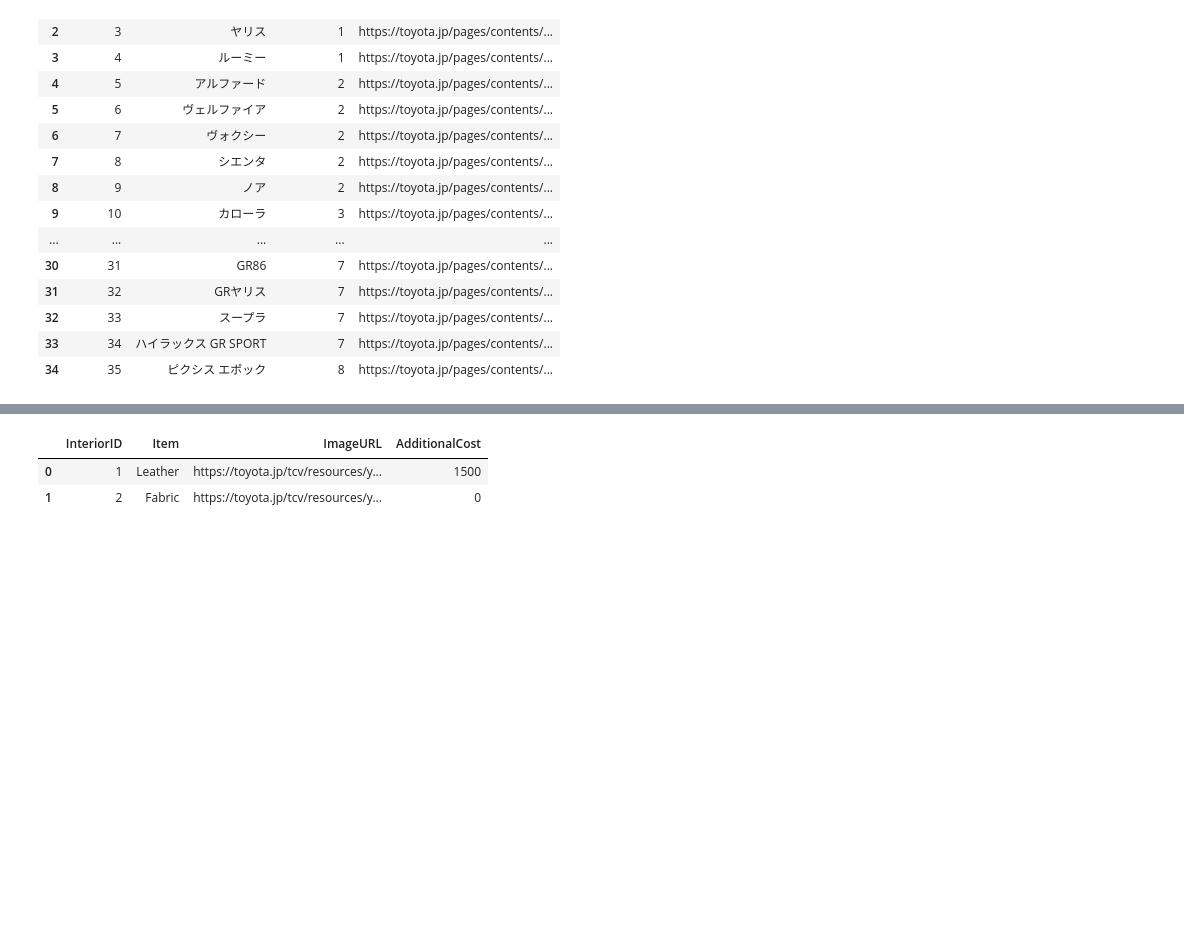
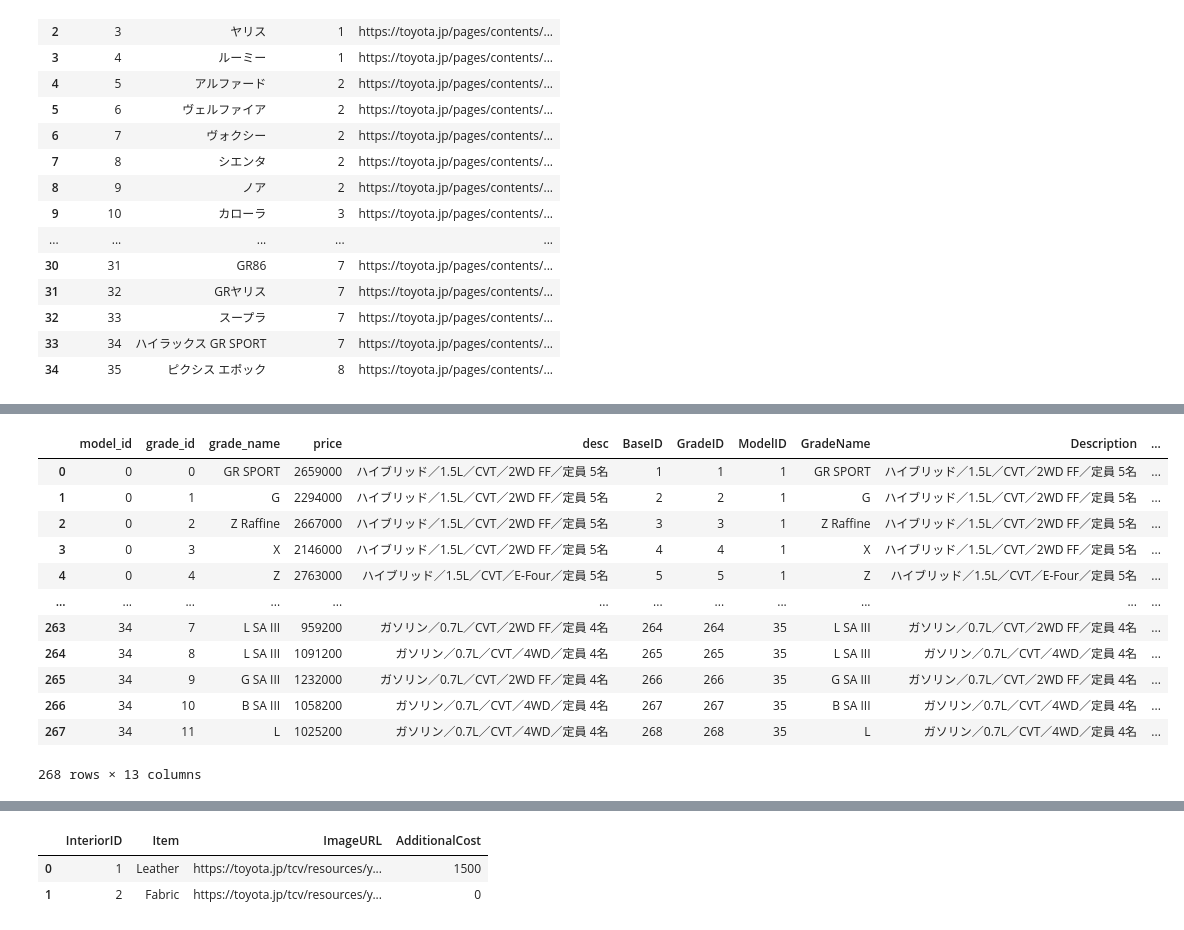
Before and after one commit to sadanobu-mizusako/python-part-ja-1-cap-2, a Jupyter notebook: data_collector/csv2json.ipynb, the cells around one changed output, grey strips where cells are left out. Saved outputs shown, nothing was run; the diff lists cells and outputs as text; code cells hidden in the pictures; blank space fills up the shorter version.

```diff
--- a/data_collector/csv2json.ipynb
+++ b/data_collector/csv2json.ipynb
@@ -110,0 +111,16 @@ display(df_car_grades)
+# %%
+df_car_grades_enrich
+# %% [output]
+|  | model_id | grade_id | grade_name | price | desc | BaseID | GradeID | ModelID | GradeName | Description | ... |
+| 0 | 0 | 0 | GR SPORT | 2659000 | ハイブリッド／1.5L／CVT／2WD FF／定員 5名 | 1 | 1 | 1 | GR SPORT | ハイブリッド／1.5L／CVT／2WD FF／定員 5名 | ... |
+| 1 | 0 | 1 | G | 2294000 | ハイブリッド／1.5L／CVT／2WD FF／定員 5名 | 2 | 2 | 1 | G | ハイブリッド／1.5L／CVT／2WD FF／定員 5名 | ... |
+| 2 | 0 | 2 | Z Raffine | 2667000 | ハイブリッド／1.5L／CVT／2WD FF／定員 5名 | 3 | 3 | 1 | Z Raffine | ハイブリッド／1.5L／CVT／2WD FF／定員 5名 | ... |
+| 3 | 0 | 3 | X | 2146000 | ハイブリッド／1.5L／CVT／2WD FF／定員 5名 | 4 | 4 | 1 | X | ハイブリッド／1.5L／CVT／2WD FF／定員 5名 | ... |
+| 4 | 0 | 4 | Z | 2763000 | ハイブリッド／1.5L／CVT／E-Four／定員 5名 | 5 | 5 | 1 | Z | ハイブリッド／1.5L／CVT／E-Four／定員 5名 | ... |
+| ... | ... | ... | ... | ... | ... | ... | ... | ... | ... | ... | ... |
+| 263 | 34 | 7 | L SA III | 959200 | ガソリン／0.7L／CVT／2WD FF／定員 4名 | 264 | 264 | 35 | L SA III | ガソリン／0.7L／CVT／2WD FF／定員 4名 | ... |
+| 264 | 34 | 8 | L SA III | 1091200 | ガソリン／0.7L／CVT／4WD／定員 4名 | 265 | 265 | 35 | L SA III | ガソリン／0.7L／CVT／4WD／定員 4名 | ... |
+| 265 | 34 | 9 | G SA III | 1232000 | ガソリン／0.7L／CVT／2WD FF／定員 4名 | 266 | 266 | 35 | G SA III | ガソリン／0.7L／CVT／2WD FF／定員 4名 | ... |
+| 266 | 34 | 10 | B SA III | 1058200 | ガソリン／0.7L／CVT／4WD／定員 4名 | 267 | 267 | 35 | B SA III | ガソリン／0.7L／CVT／4WD／定員 4名 | ... |
+| 267 | 34 | 11 | L | 1025200 | ガソリン／0.7L／CVT／4WD／定員 4名 | 268 | 268 | 35 | L | ガソリン／0.7L／CVT／4WD／定員 4名 | ... |
+268 rows × 13 columns
```
Also changed, not shown: parts of 3 cells of this notebook, 4 other files.
